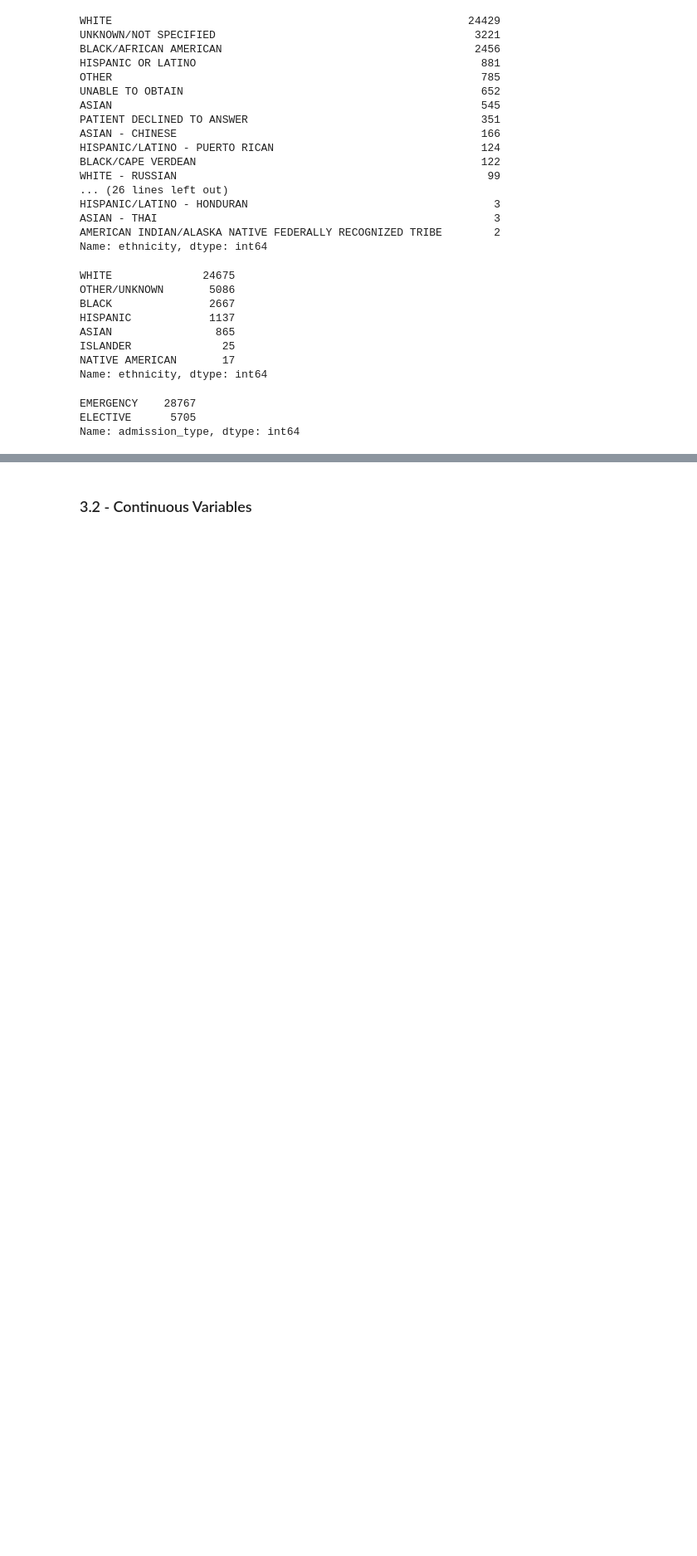
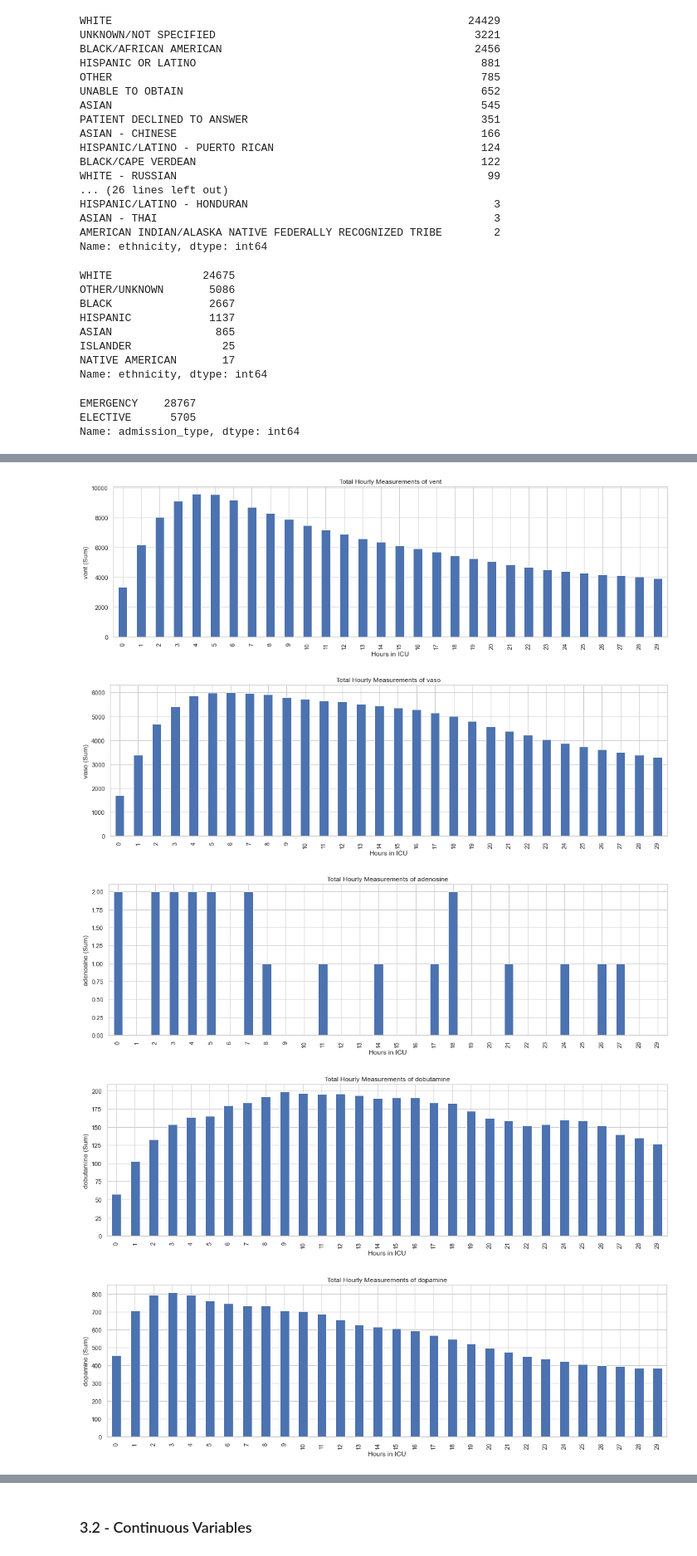
Before and after one commit to drama-404/FuzzyMedNet, a Jupyter notebook: notebooks/EDA.ipynb, the cells around one changed output, grey strips where cells are left out. Shown at 83% size. Saved outputs shown, nothing was run; the diff lists cells and outputs as text; code cells hidden in the pictures; blank space fills up the shorter version.

```diff
--- a/notebooks/EDA.ipynb
+++ b/notebooks/EDA.ipynb
@@ -241,0 +252,5 @@ Name: admission_type, dtype: int64
+# %%
+inter_reset = interventions.reset_index()
+inter_grouped = interventions.groupby(['hours_in']).sum().reset_index()
+inter_grouped.set_index('hours_in', inplace=True)
+inter_grouped
@@ -241,0 +276,8 @@ Name: admission_type, dtype: int64
+# %%
+plot_hourly_counts(df=inter_grouped, features=inter_grouped.columns)
+# %% [output]
+[figure, added]
+[figure, added]
+[figure, added]
+[figure, added]
+[figure, added]
```
Also changed, not shown: parts of 33 cells of this notebook, 5 other files.
